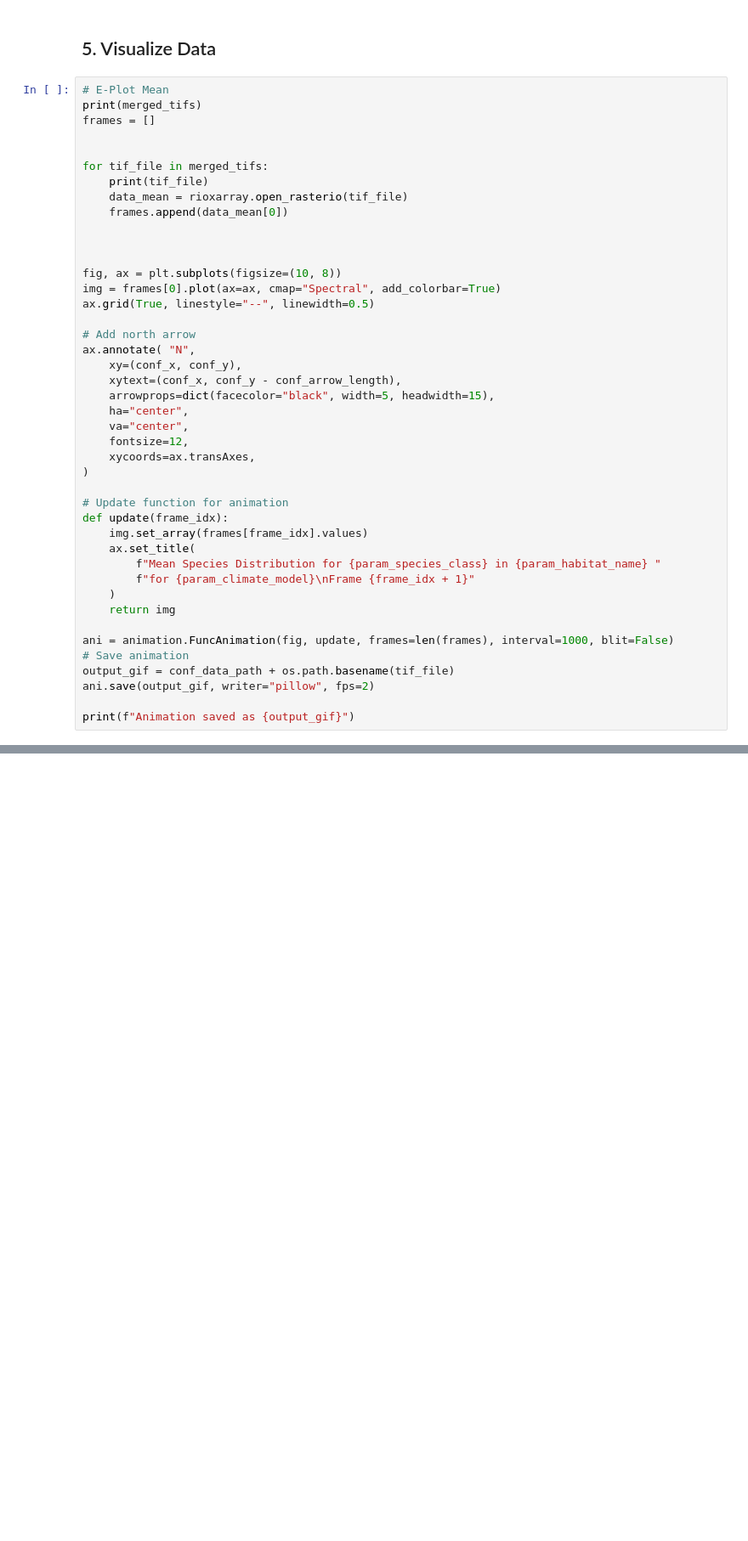
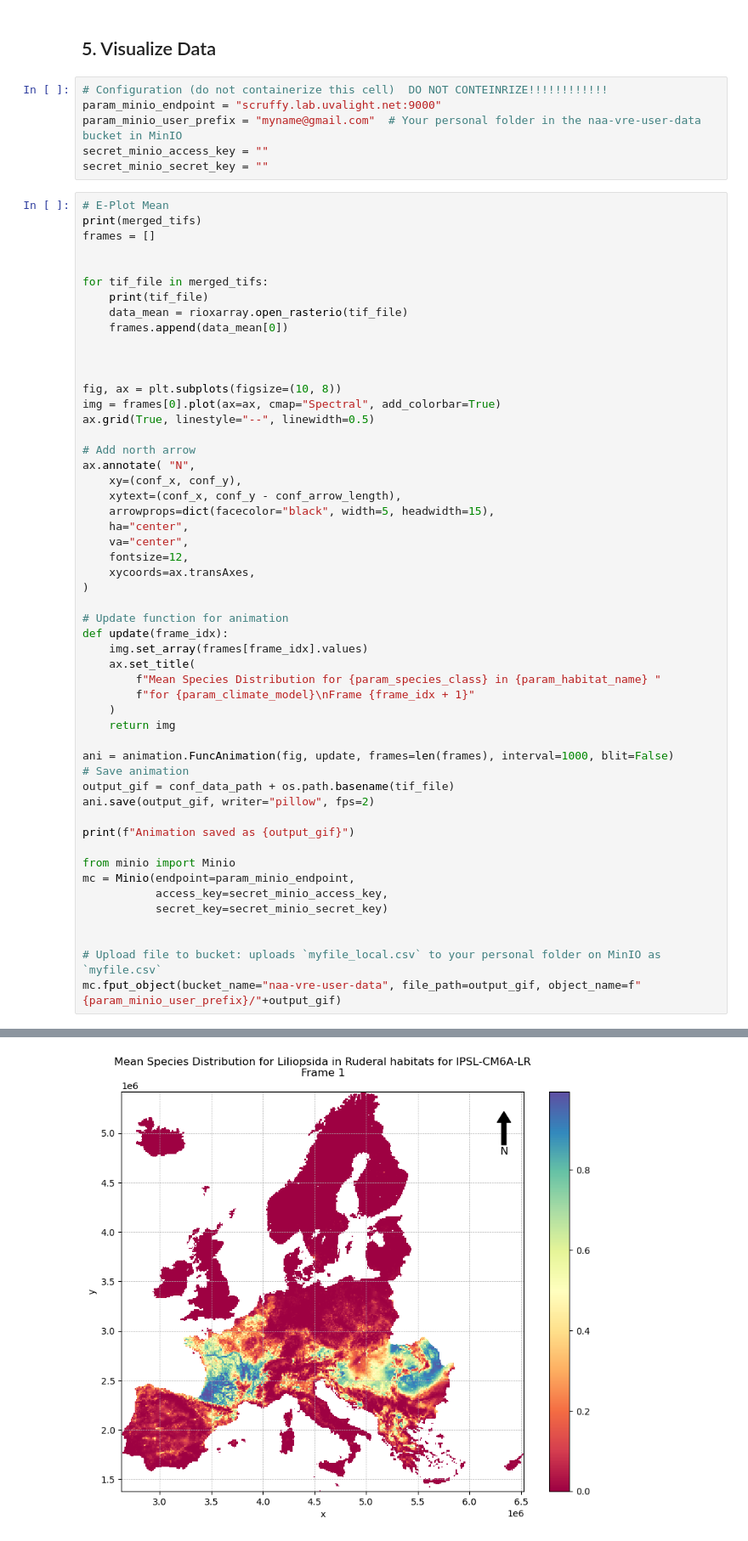
Before and after one commit to QCDIS/Hackathon25, a Jupyter notebook: naa-vre-IASDT-parallel-outputs.ipynb, the cells around one changed output, grey strips where cells are left out. Shown at 85% size. Cells and saved outputs as stored; diff of their text form; blank space fills up the shorter version.

Commit message:
added minio

```diff
--- a/naa-vre-IASDT-parallel-outputs.ipynb
+++ b/naa-vre-IASDT-parallel-outputs.ipynb
@@ -218,5 +218,11 @@ ConnectTimeout: HTTPConnectionPool(host='opendap.biodt.eu', port=80): Max retrie
 # %% [markdown]
 ## 5. Visualize Data
+# %%
+# Configuration (do not containerize this cell)  DO NOT CONTEINRIZE!!!!!!!!!!!!
+param_minio_endpoint = "scruffy.lab.uvalight.net:9000"
+param_minio_user_prefix = "myname@gmail.com"  # Your personal folder in the naa-vre-user-data bucket in MinIO
+secret_minio_access_key = ""
+secret_minio_secret_key = ""
 # %%
 # E-Plot Mean
 print(merged_tifs)
@@ -260,3 +266,13 @@ output_gif = conf_data_path + os.path.basename(tif_file)
 ani.save(output_gif, writer="pillow", fps=2)
 
 print(f"Animation saved as {output_gif}")
+
+from minio import Minio
+mc = Minio(endpoint=param_minio_endpoint,
+           access_key=secret_minio_access_key,
+           secret_key=secret_minio_secret_key)
+
+
+# Upload file to bucket: uploads `myfile_local.csv` to your personal folder on MinIO as `myfile.csv`
+mc.fput_object(bucket_name="naa-vre-user-data", file_path=output_gif, object_name=f"{param_minio_user_prefix}/"+output_gif)
+# %% [output]
@@ -262,0 +285 @@ print(f"Animation saved as {output_gif}")
+[figure, added]
```
Also changed, not shown: parts of 2 cells of this notebook.
